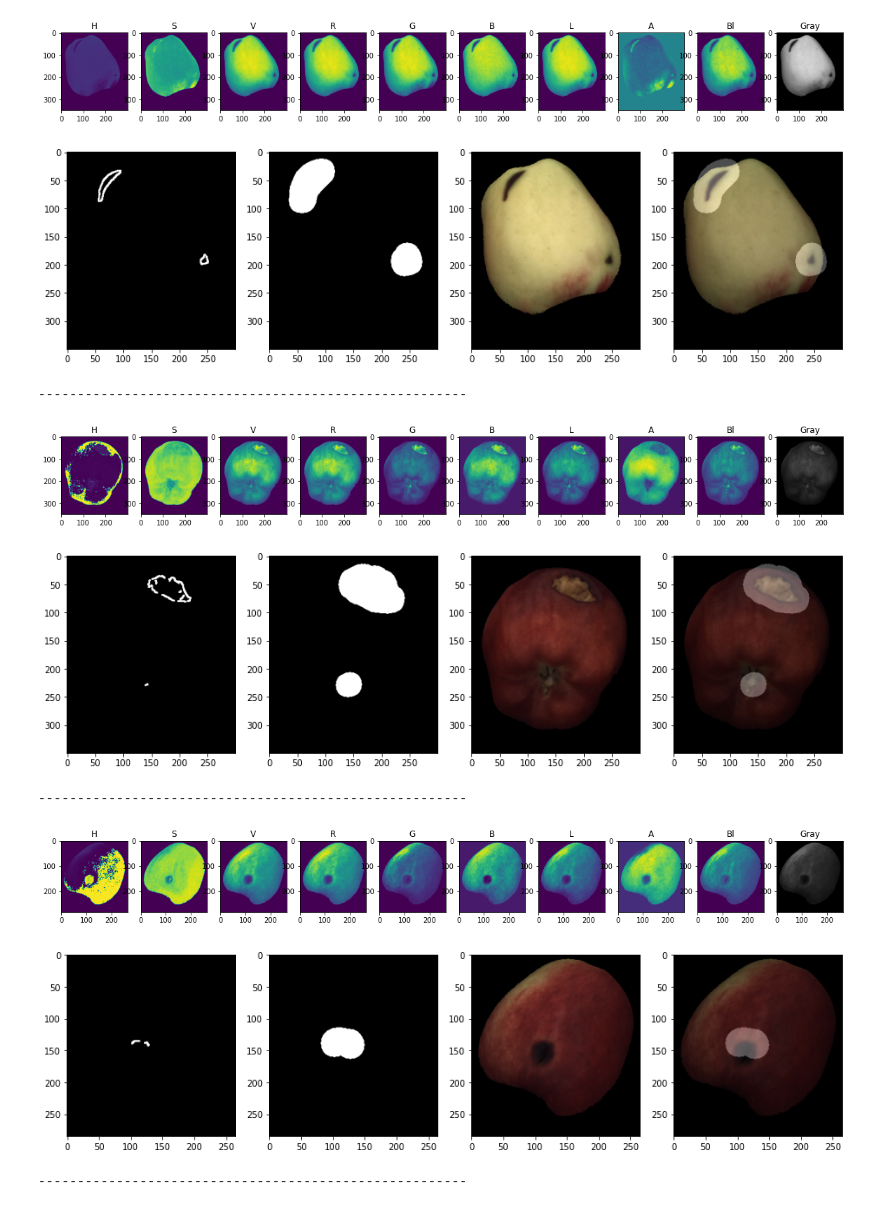
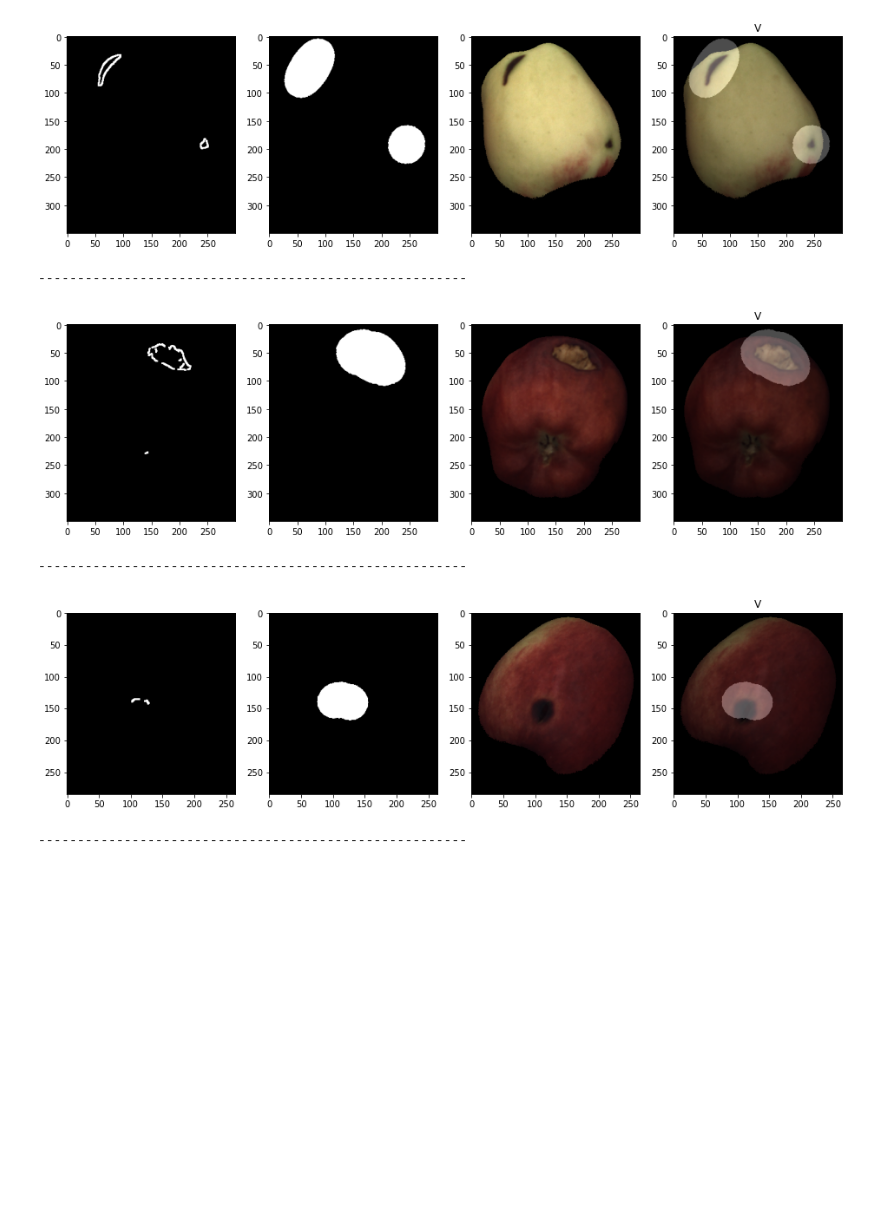
Before and after one commit to camilladybdal/fruit-inspection, a Jupyter notebook: fruit-inspection.ipynb, the cells around one changed output. Saved outputs shown, nothing was run; the diff lists cells and outputs as text; code cells hidden in the pictures; blank space fills up the shorter version.

```diff
--- a/fruit-inspection.ipynb
+++ b/fruit-inspection.ipynb
@@ -41,13 +41,6 @@ def image_summary(image_path="", image=None, title=None, show_shape=False):
   plt.tight_layout()
   plt.show()
 # %%
-IMAGE_NUMBER = 0
-
-image = load_image(IMAGE_NUMBER, ir=True)
-image = cv2.GaussianBlur(image, (5, 5), 0)
-# image = exponential_operator(image, r=0.3)
-# th = cv2.adaptiveThreshold(image,255,cv2.ADAPTIVE_THRESH_GAUSSIAN_C, cv2.THRESH_BINARY,11,2)
-
 def generate_threshold(image, display=True):
     ret, th = cv2.threshold(image.astype(np.uint8), 0, 255, cv2.THRESH_BINARY + cv2.THRESH_OTSU)
     if display:
@@ -237,26 +246,30 @@ def display_defects(contours_image, rgb_image):
 # %%
 def spot_defect(IMAGE_NUMBER):
     image = load_image(IMAGE_NUMBER, ir=True)
-
     ret, th = generate_threshold(image, display=False)
     th_mask = generate_th_mask(th, display=False)
-    color_image, masked_image = apply_mask(IMAGE_NUMBER, th_mask, display=False)
+    _, masked_image = apply_mask(IMAGE_NUMBER, th_mask, display=False)
     rgb, lab, hsv, L, A, B, H, S, V, R, G, Bl, gray = split_channels(masked_image, display=False)
-    defect_image = mark_defects(V, ret, th_mask, display=False)
-    contours_image = extract_contours(defect_image, rgb)
-    display_defects(contours_image, rgb)
-    plt.show()
+
+    best_channels = {
+        "V" : V,
+    }
+
+    for channel_name, channel in best_channels.items():
+        defect_image = mark_defects(channel, ret, th_mask, display=False)
+        contours_image = extract_contours(defect_image, rgb)
+        display_defects(contours_image, rgb)
+        plt.title(str(channel_name))
+        plt.show()
+
     print("-------------------------------------------------------")
 
 for i in range(3):
     spot_defect(i)
 # %% [output]
-[figure, old version]
+[figure, new version]
+-------------------------------------------------------
-[figure, old version]
+[figure, new version]
--------------------------------------------------------
+-------------------------------------------------------
-[figure, old version]
+[figure, new version]
-[figure, removed]
--------------------------------------------------------
-[figure, removed]
-[figure, removed]
 -------------------------------------------------------
```
Also changed, not shown: parts of 4 cells of this notebook.
